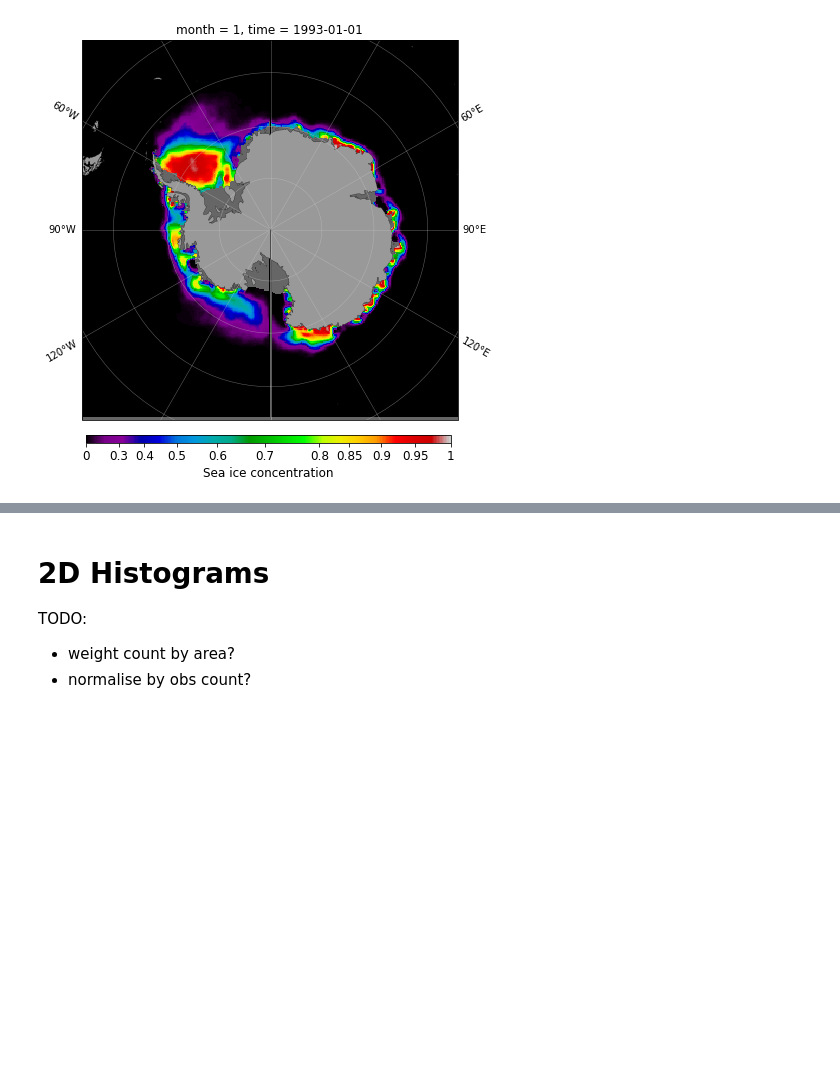
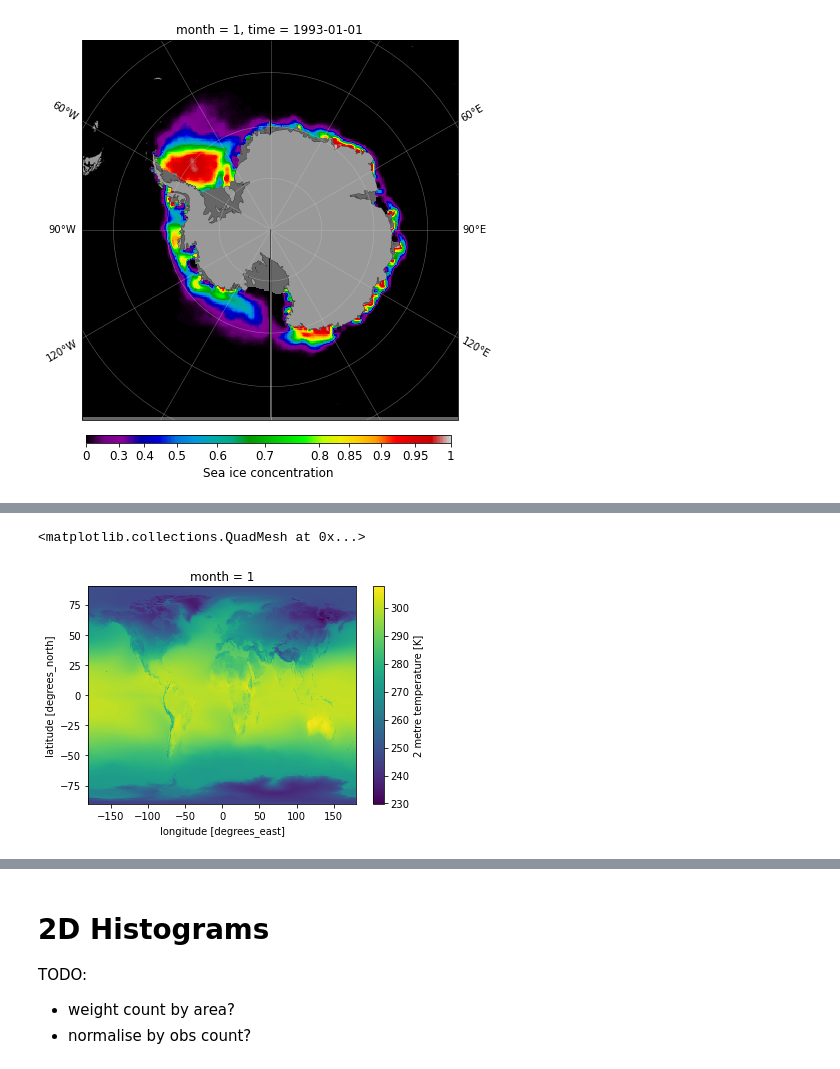
Before and after one commit to aekiss/ice_analysis, a Jupyter notebook: ice_maps.ipynb, the cells around one changed output, grey strips where cells are left out. Drawn from its saved outputs; the diff is of its cells as text; code cells hidden in the pictures; blank space fills up the shorter version.

```diff
--- a/ice_maps.ipynb
+++ b/ice_maps.ipynb
@@ -563,0 +874,2 @@ loading rsds
+# %%
+ERA5_data = dict()
@@ -4029,0 +4498,3 @@ plotSIC(obs_SH_mm.sel(month=1), **SH);
+# %%
+ERA5_data['t2m_mm'].sel(month=1).plot()
+# %% [output]
@@ -4029,0 +4518,2 @@ plotSIC(obs_SH_mm.sel(month=1), **SH);
+<matplotlib.collections.QuadMesh at 0x...>
+[figure, added]
```
Also changed, not shown: parts of 61 cells of this notebook.
